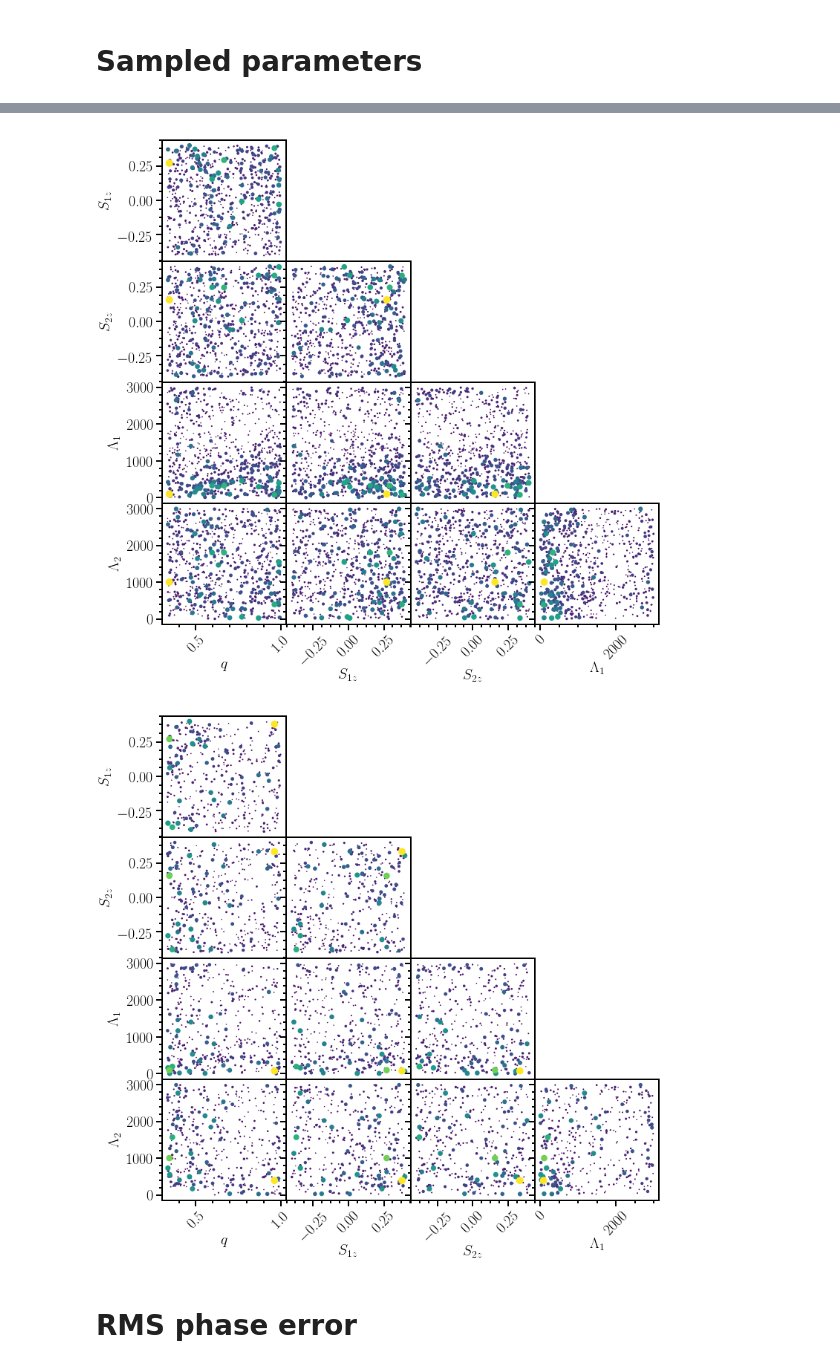
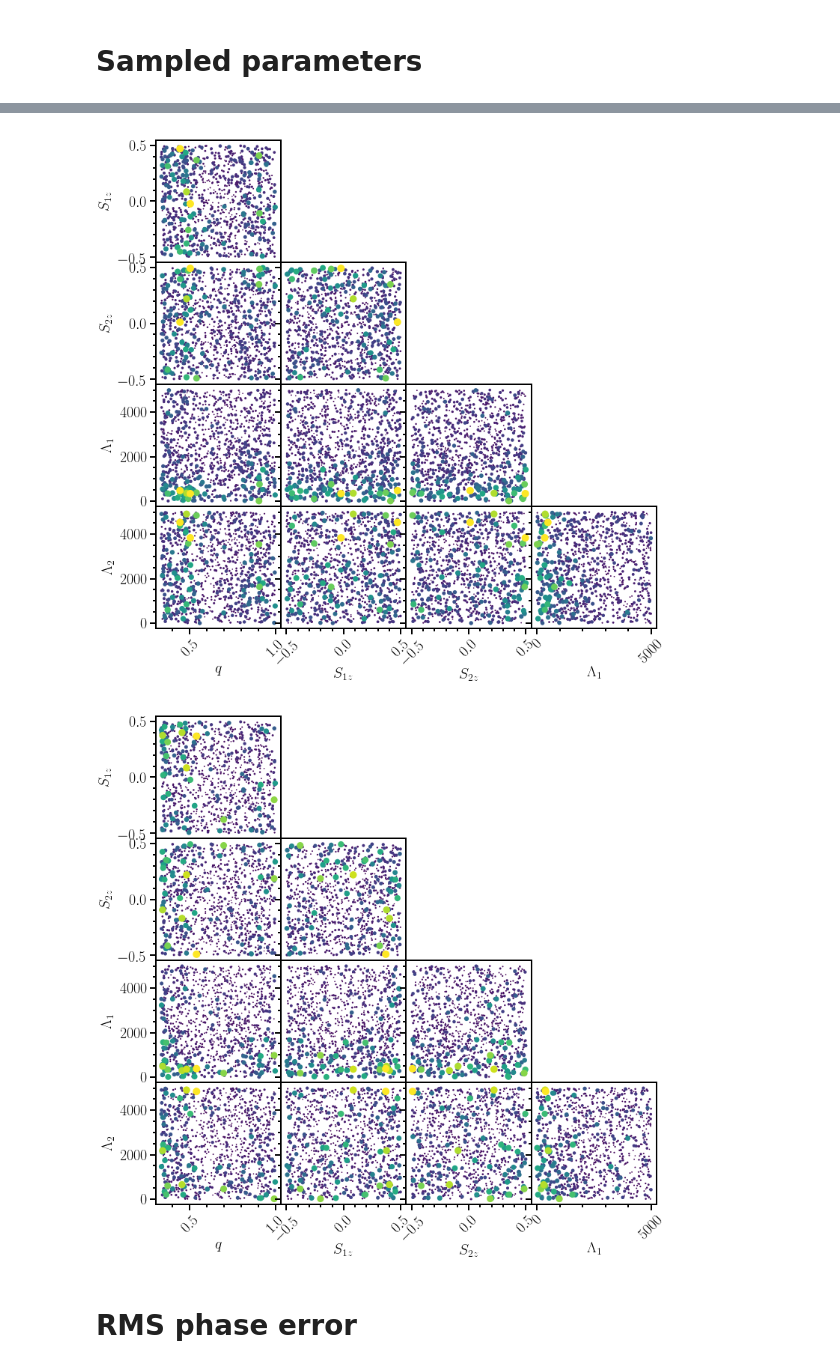
Before and after one commit to benjaminlackey/gpsurrogate, a Jupyter notebook: notebooks/EOB/PlotsForPaper.ipynb, the cells around one changed output, grey strips where cells are left out. Drawn from its saved outputs; the diff is of its cells as text; code cells hidden in the pictures.

```diff
--- a/notebooks/EOB/PlotsForPaper.ipynb
+++ b/notebooks/EOB/PlotsForPaper.ipynb
@@ -38,6 +34,6 @@ from constants import *
 # Histogram of errors
 # %%
 # Load errors data
-errors_lhd = np.loadtxt('../../data/teobtest40hz/errors_test_set2_lhd.txt')
-errors_uncsamp = np.loadtxt('../../data/teobtest40hz/errors_test_set2_lhd_uncsamp.txt')
-errors_rand = np.loadtxt('../../data/teobtest40hz/errors_test_set2_lhd_uncsamp_rand.txt')
+errors_lhd = np.loadtxt('../../data/TEOBv4_20hz/errors_test_set2_lhd.txt')
+errors_uncsamp = np.loadtxt('../../data/TEOBv4_20hz/errors_test_set2_lhd_uncsamp.txt')
+errors_rand = np.loadtxt('../../data/TEOBv4_20hz/errors_test_set2_lhd_uncsamp_rand.txt')
@@ -276,18 +296,20 @@ axes.minorticks_on()
 # %%
-threshold = 0.1
-#threshold = None
+j = 5
+
+#threshold = 0.1
+threshold = None
 
 labels = [r'$q$', r'$S_{1z}$', r'$S_{2z}$', r'$\Lambda_1$', r'$\Lambda_2$']
 
 params = errors_lhd[:, :5]
-error = errors_lhd[:, 5]
+error = errors_lhd[:, j]
 fig, ax = diagnostics.error_2d_triangle_plot(params, error, labels, threshold=threshold, figsize=(10, 10))
 
 params = errors_uncsamp[:, :5]
-error = errors_uncsamp[:, 5]
+error = errors_uncsamp[:, j]
 fig, ax = diagnostics.error_2d_triangle_plot(params, error, labels, threshold=threshold, figsize=(10, 10))
 
 params = errors_rand[:, :5]
-error = errors_rand[:, 5]
+error = errors_rand[:, j]
 fig, ax = diagnostics.error_2d_triangle_plot(params, error, labels, threshold=threshold, figsize=(10, 10))
 # %% [output]
@@ -295,5 +317,5 @@ fig, ax = diagnostics.error_2d_triangle_plot(params, error, labels, threshold=th
-[figure, old version]
+[figure, new version]
-[figure, old version]
+[figure, new version]
 # %% [markdown]
 # RMS phase error
 # %%
```
Also changed, not shown: parts of 43 cells of this notebook, 17 other files.
